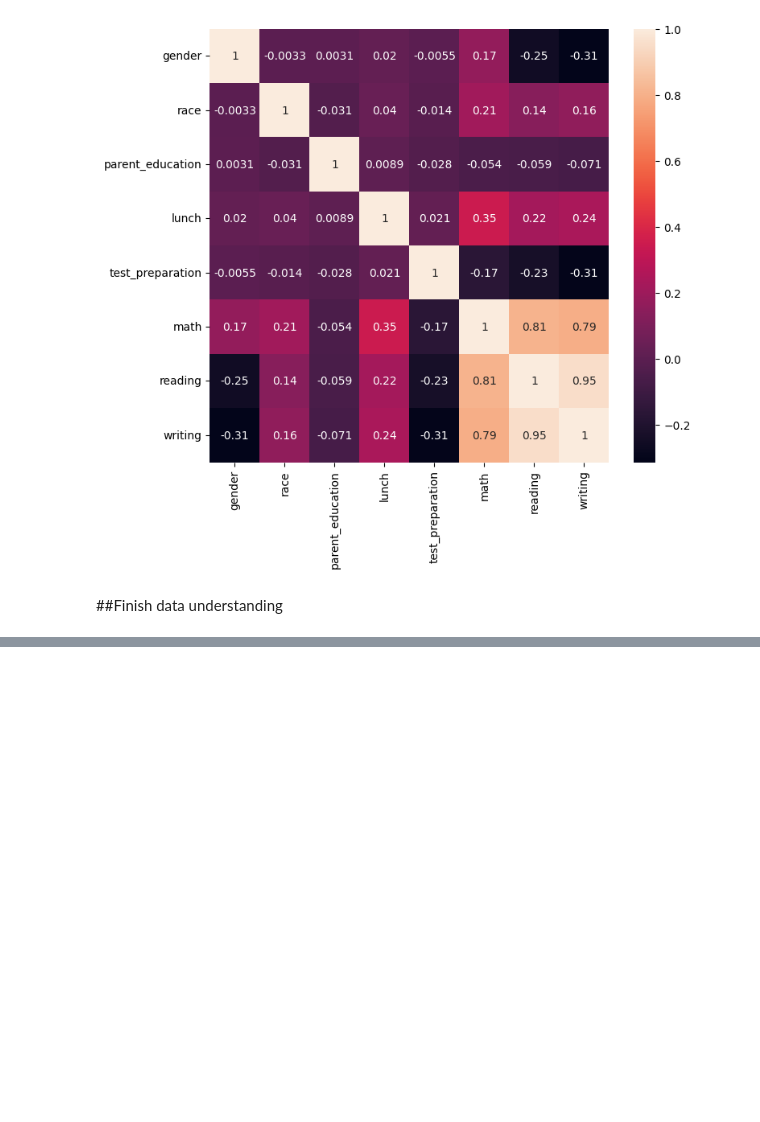
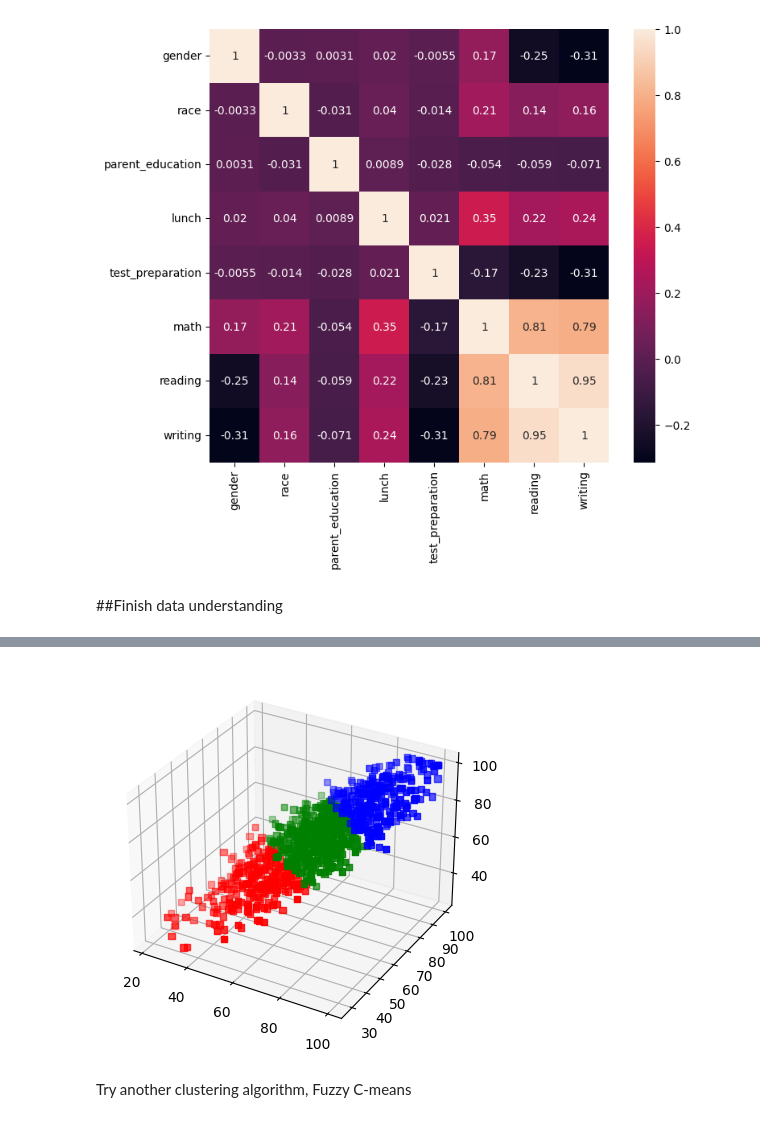
Before and after one commit to TrungHQ-02/student-result-analysis-clustering, a Jupyter notebook: student-analysis.ipynb, the cells around one changed output, grey strips where cells are left out. Cells and saved outputs as stored; diff of their text form; code cells hidden in the pictures; blank space fills up the shorter version.

```diff
--- a/student-analysis.ipynb
+++ b/student-analysis.ipynb
@@ -414,0 +504,8 @@ sns.heatmap(data=correlations, annot=True)
+# %%
+#Visualize clusters
+
+#Naming clusters equal to color name
+cluster_name = ({0 : 'Red',
+                        1 : 'Blue',
+                        2 : 'Green'})
+kmeans_df['cluster name'] = kmeans_df['cluster'].map(cluster_name)
@@ -414,0 +528,15 @@ sns.heatmap(data=correlations, annot=True)
+# %%
+
+fig = plt.figure()
+ax = fig.add_subplot(111, projection='3d')
+x = np.array(kmeans_df['math'])
+y = np.array(kmeans_df['reading'])
+z = np.array(kmeans_df['writing'])
+
+ax.scatter(x,y,z, marker="s", c=kmeans_df["cluster name"])
+
+plt.show()
+# %% [output]
+[figure, added]
+# %% [markdown]
+Try another clustering algorithm, Fuzzy C-means
```
Also changed, not shown: parts of 37 cells of this notebook.
